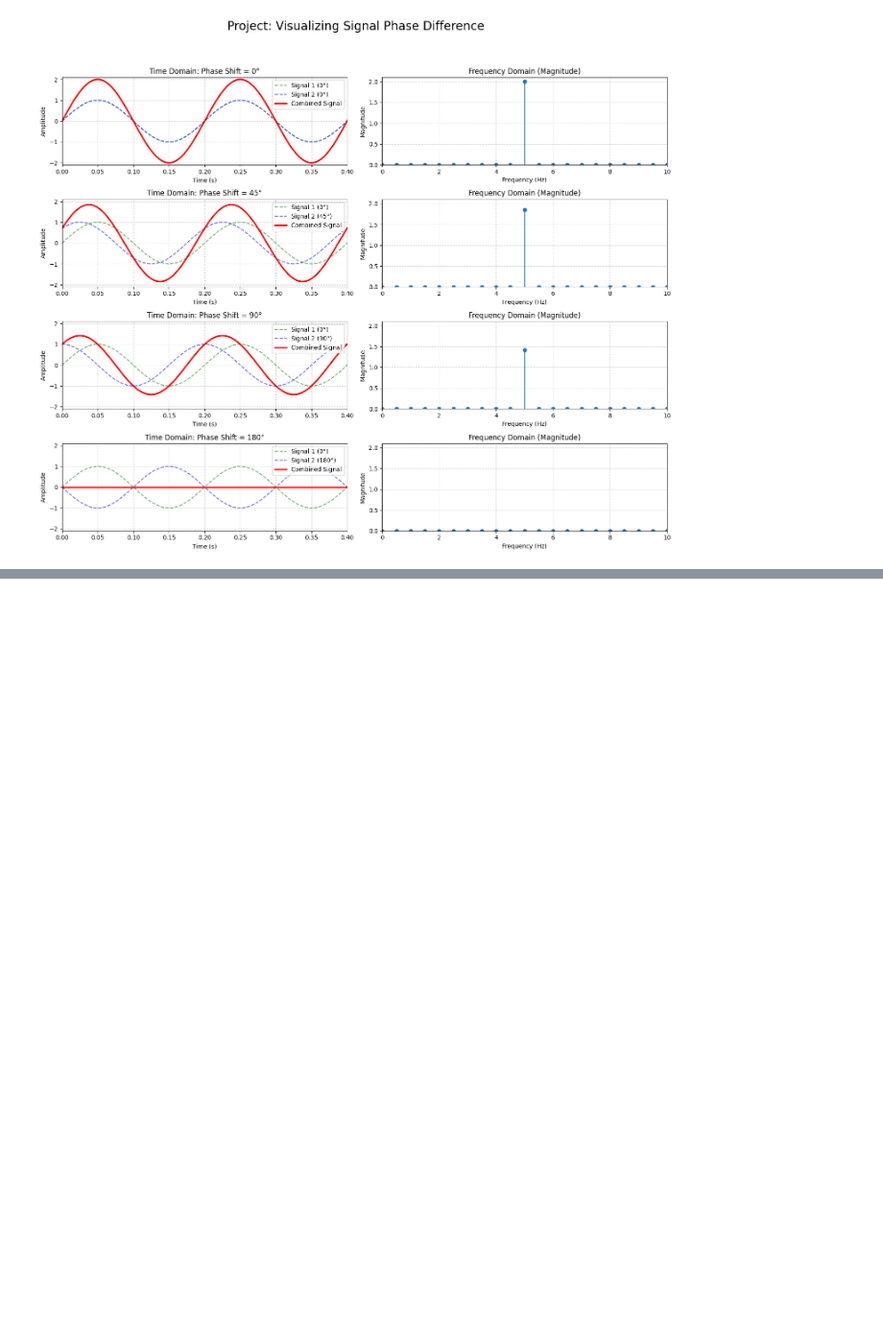
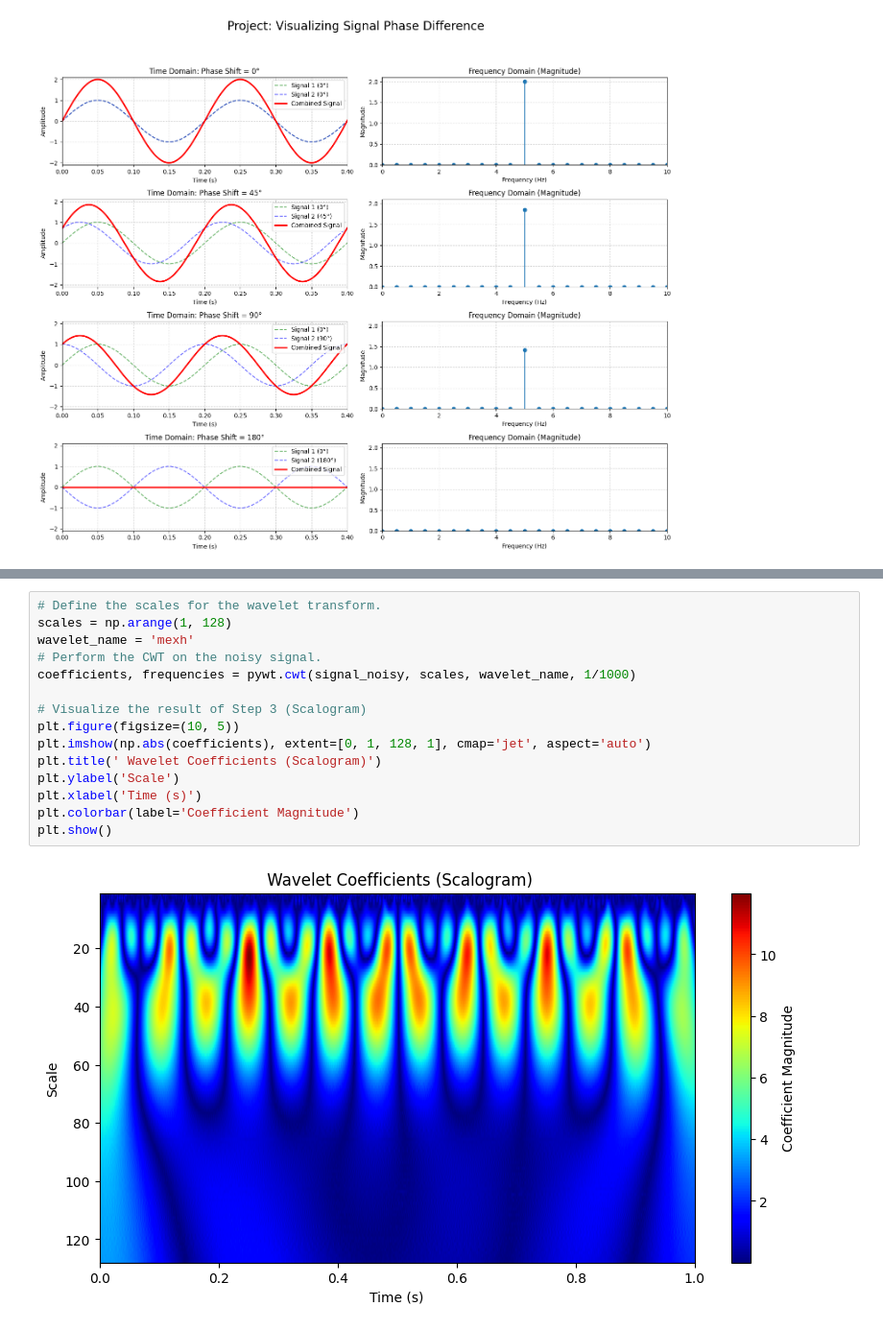
Before and after one commit to Mahdi-Miri/Signal_Proccesing, a Jupyter notebook: Signal_Proccesing.ipynb, the cells around one changed output, grey strips where cells are left out. Shown at 96% size. Cells and saved outputs as stored; diff of their text form; blank space fills up the shorter version.

```diff
--- a/Signal_Proccesing.ipynb
+++ b/Signal_Proccesing.ipynb
@@ -278,0 +301,17 @@ if __name__ == "__main__":
+# %%
+# Define the scales for the wavelet transform.
+scales = np.arange(1, 128)
+wavelet_name = 'mexh'
+# Perform the CWT on the noisy signal.
+coefficients, frequencies = pywt.cwt(signal_noisy, scales, wavelet_name, 1/1000)
+
+# Visualize the result of Step 3 (Scalogram)
+plt.figure(figsize=(10, 5))
+plt.imshow(np.abs(coefficients), extent=[0, 1, 128, 1], cmap='jet', aspect='auto')
+plt.title(' Wavelet Coefficients (Scalogram)')
+plt.ylabel('Scale')
+plt.xlabel('Time (s)')
+plt.colorbar(label='Coefficient Magnitude')
+plt.show()
+# %% [output]
+[figure, added]
```
Also changed, not shown: parts of 13 cells of this notebook.
